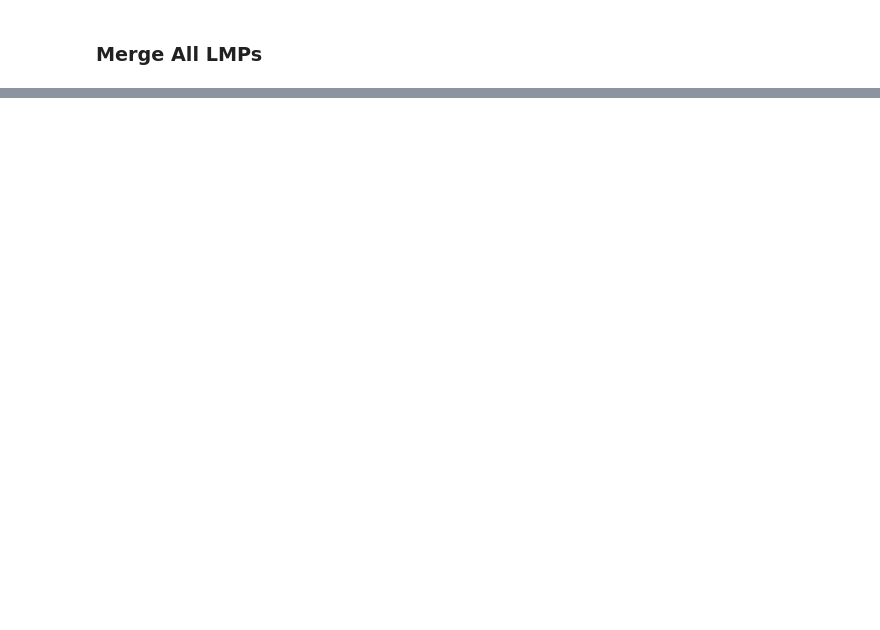
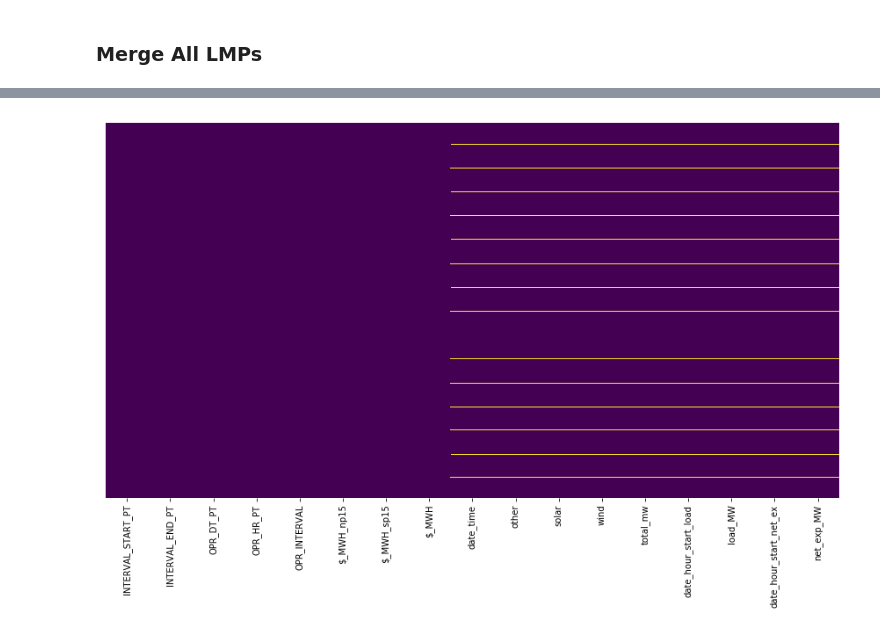
Before and after one commit to Morgan-Sell/caiso-price-forecast, a Jupyter notebook: caiso-eda.ipynb, the cells around one changed output, grey strips where cells are left out. Saved outputs shown, nothing was run; the diff lists cells and outputs as text; code cells hidden in the pictures; blank space fills up the shorter version.

```diff
--- a/caiso-eda.ipynb
+++ b/caiso-eda.ipynb
@@ -521,7 +521,7 @@ load_17_20 = pd.read_csv('data/caiso_load_mar_17_may_20.csv')
 net_ex_17_20 = pd.read_csv('data/caiso_net_ex_mar_17_may_20.csv')
 np15_lmp_19_20 = pd.read_csv('data/np15_lmp_19_20.csv')
 sp15_lmp_19_20 = pd.read_csv('data/sp15_lmp_19_20.csv')
-sp15_lmp_19_20 = pd.read_csv('data/zp26_lmp_19_20.csv')
+zp26_lmp_19_20 = pd.read_csv('data/zp26_lmp_19_20.csv')
 natgas_17_20 = pd.read_excel('data/nat_gas_Mar-17_May-20.xls')
 # %%
 begin_date_time = np15_lmp_19_20.iloc[0]['INTERVAL_START_PT']
@@ -613,2 +633,9 @@ memory usage: 264.2 KB
 # %% [markdown]
 ### Merge All LMPs
+# %%
+all_lmp_19_20 = pd.merge(np15_lmp_19_20, sp15_lmp_19_20, how='left', on='INTERVAL_START_PT', suffixes=('_np15','_sp15'))
+all_lmp_19_20 = pd.merge(all_lmp_19_20, zp26_lmp_19_20, how='left', on ='INTERVAL_START_PT')
+all_lmp_19_20_clean = all_lmp_19_20[['INTERVAL_START_PT', 'INTERVAL_END_PT', 'OPR_DT_PT', 'OPR_HR_PT', 'OPR_INTERVAL', '$_MWH_np15', '$_MWH_sp15', '$_MWH']].copy()
+all_lmp_19_20_clean['INTERVAL_START_PT'] = pd.to_datetime(all_lmp_19_20_clean['INTERVAL_START_PT']).apply(lambda x: x.replace(tzinfo=None))
+all_lmp_19_20_clean['INTERVAL_END_PT'] = pd.to_datetime(all_lmp_19_20_clean['INTERVAL_END_PT']).apply(lambda x: x.replace(tzinfo=None))
+all_lmp_19_20_clean.info()
@@ -634,0 +683,5 @@ np15_lmp_19_20.info()
+# %%
+caiso_draft = pd.merge(all_lmp_19_20_clean, gen_19_20, how='left', left_on='INTERVAL_START_PT', right_on ='date_time')
+caiso_draft = pd.merge(caiso_draft, load_19_20, how='left', left_on ='INTERVAL_START_PT', right_on = 'date_hour_start')
+caiso_draft = pd.merge(caiso_draft, net_ex_19_20, how='left', left_on ='INTERVAL_START_PT', right_on = 'date_hour_start', suffixes=('_load', '_net_ex'))
+caiso_draft.head()
@@ -634,0 +695,6 @@ np15_lmp_19_20.info()
+# %%
+plt.figure(figsize=(12,8))
+sns.heatmap(caiso_draft.isnull(), yticklabels=False, cbar=False, cmap='viridis')
+plt.tight_layout();
+# %% [output]
+[figure, added]
```
Also changed, not shown: parts of 10 cells of this notebook.
